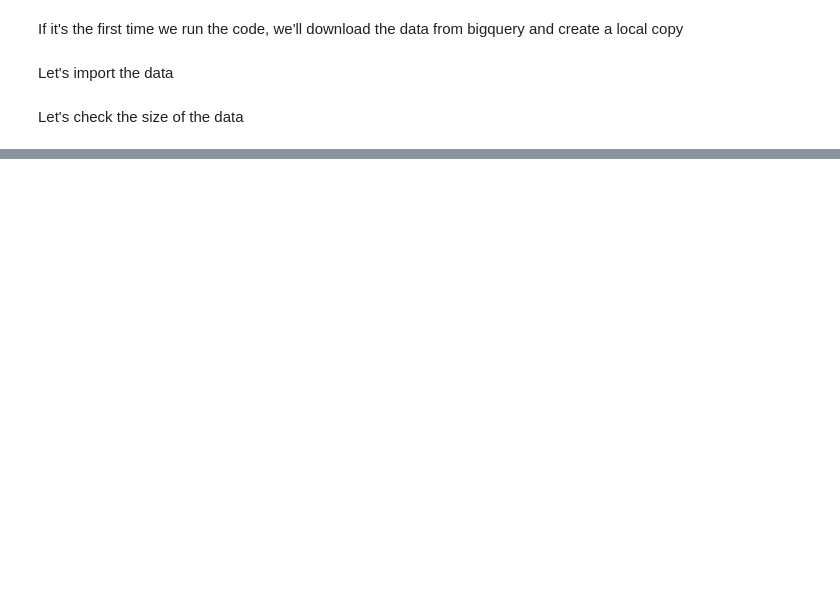
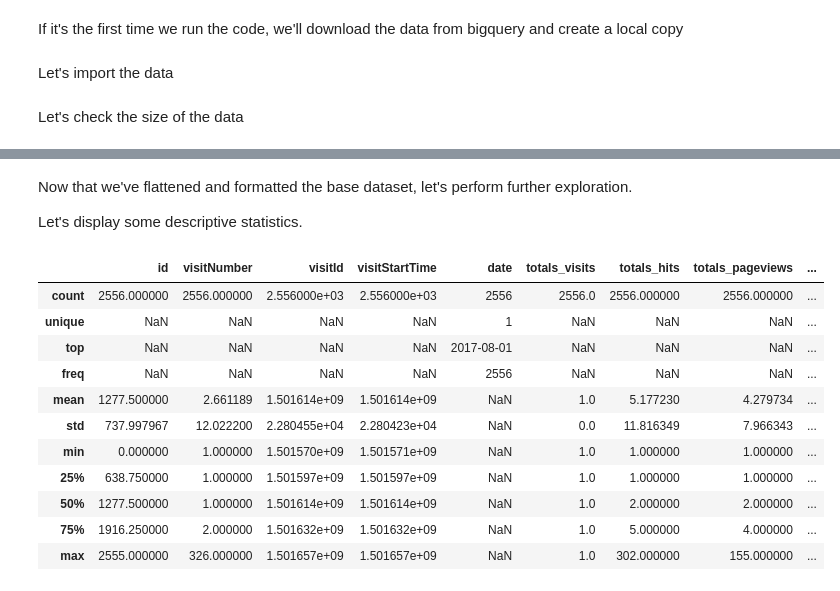
Before and after one commit to lamparelli/analytics_eda, a Jupyter notebook: eda.ipynb, the cells around one changed output, grey strips where cells are left out. Drawn from its saved outputs; the diff is of its cells as text; code cells hidden in the pictures; blank space fills up the shorter version.

```diff
--- a/eda.ipynb
+++ b/eda.ipynb
@@ -23,0 +179,2 @@ Columns:  59
+# %%
+df.drop(columns=emptycols, inplace=True)
@@ -23,0 +252,2 @@ Columns:  59
+# %%
+df.customDimensions = df.customDimensions.map(lambda list: None if (list == None or len(list) == 0) else list[0])
@@ -23,0 +278,3 @@ Columns:  59
+# %%
+df = df.reset_index().rename(columns={"index": "id"})
+df.head()
@@ -23,0 +298,21 @@ Columns:  59
+# %%
+df.drop(columns="hits", inplace=True)
+# %% [markdown]
+Now that we've flattened and formatted the base dataset, let's perform further exploration.
+
+Let's display some descriptive statistics.
+# %%
+df.describe(include="all")
+# %% [output]
+|  | id | visitNumber | visitId | visitStartTime | date | totals_visits | totals_hits | totals_pageviews | ... |
+| count | 2556.000000 | 2556.000000 | 2.556000e+03 | 2.556000e+03 | 2556 | 2556.0 | 2556.000000 | 2556.000000 | ... |
+| unique | NaN | NaN | NaN | NaN | 1 | NaN | NaN | NaN | ... |
+| top | NaN | NaN | NaN | NaN | 2017-08-01 | NaN | NaN | NaN | ... |
+| freq | NaN | NaN | NaN | NaN | 2556 | NaN | NaN | NaN | ... |
+| mean | 1277.500000 | 2.661189 | 1.501614e+09 | 1.501614e+09 | NaN | 1.0 | 5.177230 | 4.279734 | ... |
+| std | 737.997967 | 12.022200 | 2.280455e+04 | 2.280423e+04 | NaN | 0.0 | 11.816349 | 7.966343 | ... |
+| min | 0.000000 | 1.000000 | 1.501570e+09 | 1.501571e+09 | NaN | 1.0 | 1.000000 | 1.000000 | ... |
+| 25% | 638.750000 | 1.000000 | 1.501597e+09 | 1.501597e+09 | NaN | 1.0 | 1.000000 | 1.000000 | ... |
+| 50% | 1277.500000 | 1.000000 | 1.501614e+09 | 1.501614e+09 | NaN | 1.0 | 2.000000 | 2.000000 | ... |
+| 75% | 1916.250000 | 2.000000 | 1.501632e+09 | 1.501632e+09 | NaN | 1.0 | 5.000000 | 4.000000 | ... |
+| max | 2555.000000 | 326.000000 | 1.501657e+09 | 1.501657e+09 | NaN | 1.0 | 302.000000 | 155.000000 | ... |
```
Also changed, not shown: parts of 39 cells of this notebook, 1 other file.
